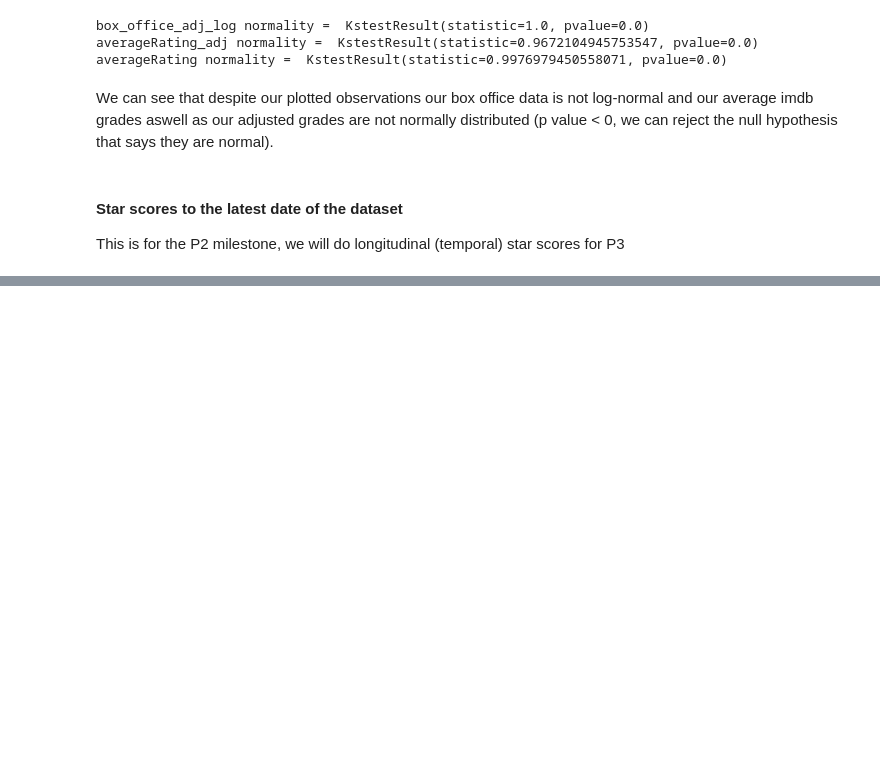
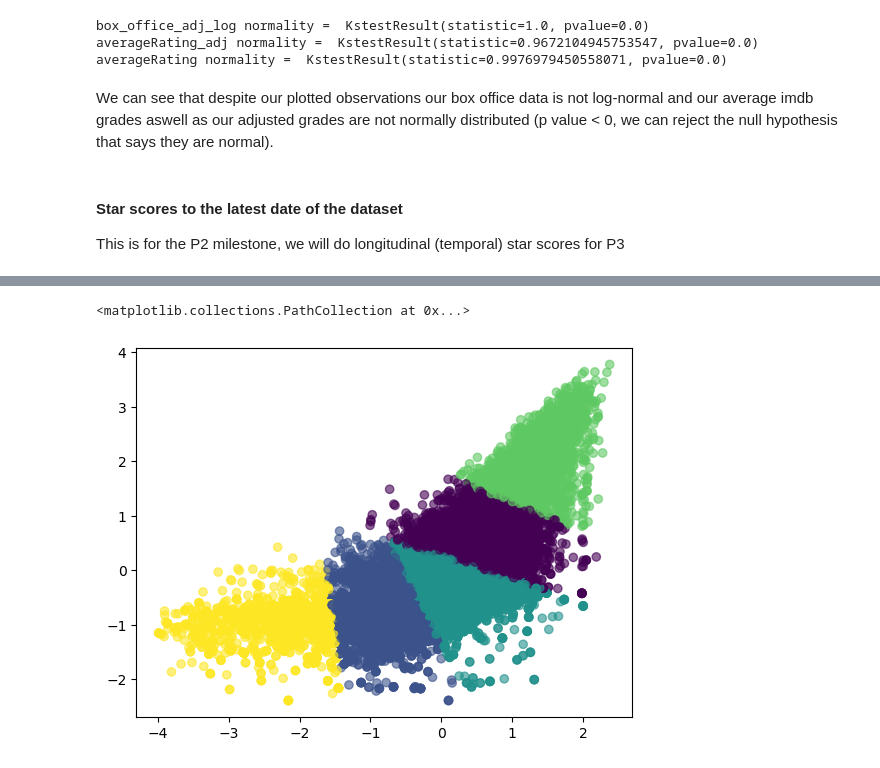
Before and after one commit to louisleger/ada-final-project, a Jupyter notebook: src/star_score.ipynb, the cells around one changed output, grey strips where cells are left out. Cells and saved outputs as stored; diff of their text form; code cells hidden in the pictures; blank space fills up the shorter version.

```diff
--- a/src/star_score.ipynb
+++ b/src/star_score.ipynb
@@ -162,0 +281,8 @@ star_scores.sample()
+# %%
+    labels = KMeans(n_clusters=5, random_state=10).fit(X) #create model, train and predict in sequence
+    labels = labels.predict(X)
+# %%
+plt.scatter(X.rev_sum, X.grade_sum, c=labels, alpha=0.6) #add c=labels to visualize cluster colors (if you clustered before)
+# %% [output]
+<matplotlib.collections.PathCollection at 0x...>
+[figure, added]
```
Also changed, not shown: parts of 18 cells of this notebook, 1 other file.
